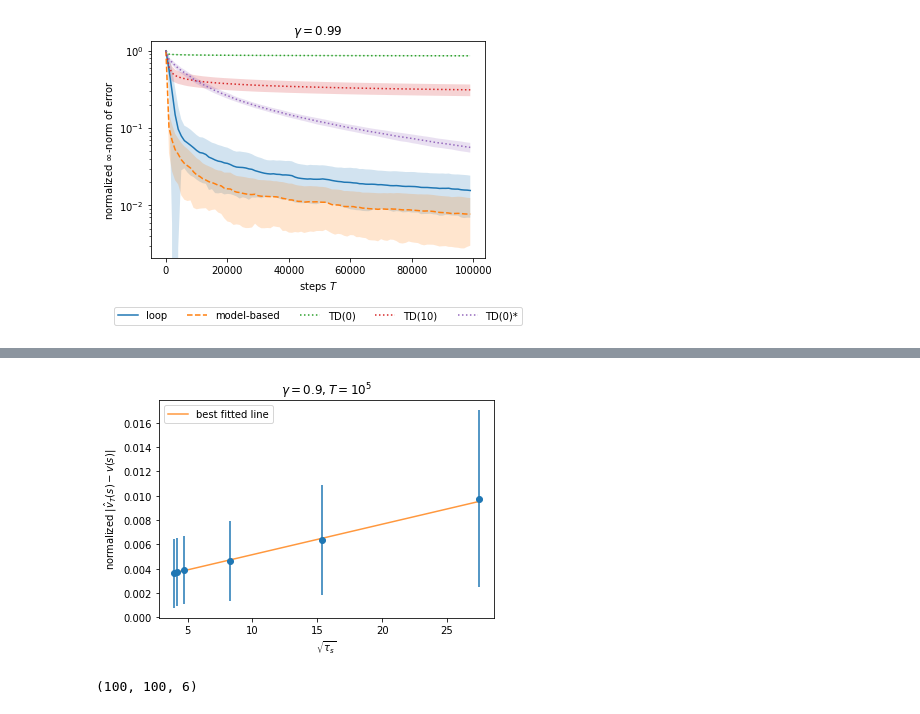
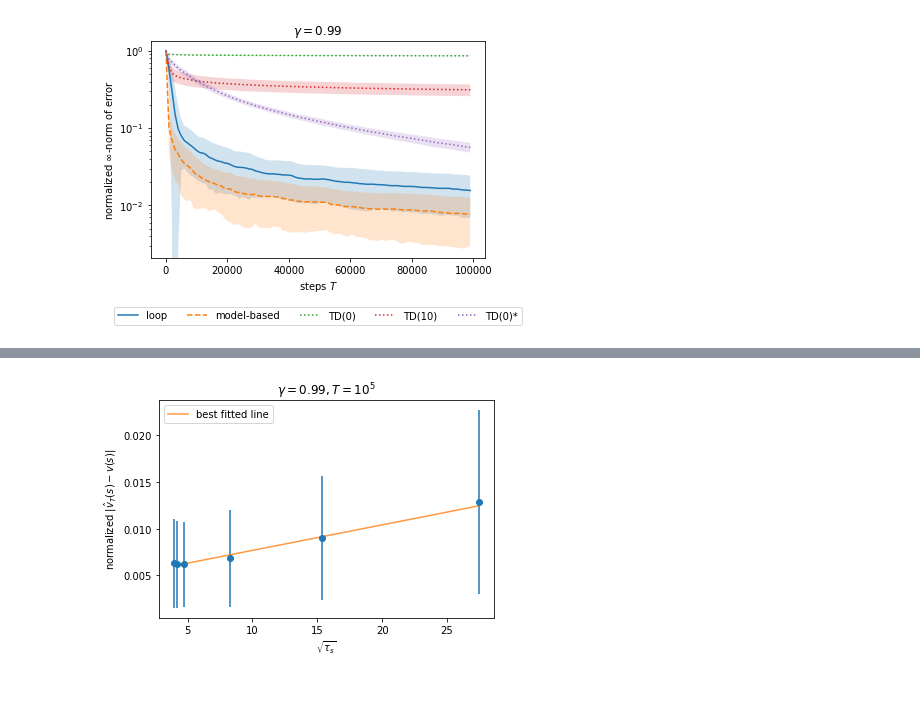
Before and after one commit to falcondai/loop-estimator, a Jupyter notebook: demo.ipynb, the cells around one changed output, grey strips where cells are left out. Drawn from its saved outputs; the diff is of its cells as text; code cells hidden in the pictures.

```diff
--- a/demo.ipynb
+++ b/demo.ipynb
@@ -141,16 +157,15 @@ vs_loop.shape
 # %%
-# legends = ['loop', 'model-based', 'TD']
-# vss = [vs_loop, vs_mb, vs_td]
+# Plot normalized estimation error (in inf-norm) over steps
 legends = ['loop', 'model-based', 'TD(0)', 'TD(10)', 'TD(0)*']
 lss = ['-', '--', ':', ':', ':']
 vss = [vs_loop, vs_mb, vs_td, vs_td_10, vs_td_em]
-v = exact(mrp.p, mrp.r, 0.99)
+# Use max_s v(s) as a scale for errors
 max_v = v.max()
 
 for label, vs, ls in zip(legends, vss, lss):
     # Plot the estimation errors with standard deviations
     dd = np.abs(vs - v.reshape((1, 1, -1))).max(2)
-    # Scale by max_s v(s)
+    # Normalize errors by max_s v(s)
     dd /= max_v
     dmean = dd.mean(0)
     derr = dd.std(0)
@@ -161,37 +176,9 @@ yscale('log')
 
 ylabel(r'normalized $\infty$-norm of error')
 xlabel(r'steps $T$')
-title(r'$\gamma=0.99$')
+title(r'$\gamma=%.2f$' % discount)
 
 lgd = legend(bbox_to_anchor=(0.5, -0.2), loc='upper center', ncol=len(legends))
 savefig('inf-error-200-99.pdf', bbox_extra_artists=(lgd,), bbox_inches='tight')
 # %% [output]
 [figure]
-# %%
-# # Plot the estimation errors with standard deviations over states
-# dd = np.abs(vs_loop - v.reshape((1, 1, -1)))[:, -1, :]
-# # Scale by max_s v(s)
-# max_v = v.max()
-# dd /= max_v
-# dmean = dd.mean(0)
-# derr = dd.std(0)
-# steps = arange(0, n_chunks * len_chunk, len_chunk)
-# errorbar(sqrt(tau), dmean, yerr=derr, fmt='o', label='mb')
-# # errorbar(tau, dmean, yerr=derr, fmt='o', label='mb')
-# # errorbar(rho, dmean, yerr=derr, fmt='o', label='mb')
-# # fill_between(steps, dmean - derr, dmean + derr, alpha=0.2)
-# # yscale('log')
-
-max_v = v.max()
-
-for label, vs, ls in zip(legends, vss, lss):
-    # Plot the estimation errors with standard deviations
-    dd = np.abs(vs - v.reshape((1, 1, -1)))[:, -1, :]
-    # Scale by max_s v(s)
-    dd /= max_v
-    dmean = dd.mean(0)
-    derr = dd.std(0)
-    steps = arange(0, n_chunks * len_chunk, len_chunk)
-    errorbar(tau, dmean, yerr=derr, fmt='o', label=label)
-    yscale('log')
-legend(bbox_to_anchor=(0.5, -0.2), loc='upper center', ncol=len(legends))
@@ -201,29 +185,23 @@ legend(bbox_to_anchor=(0.5, -0.2), loc='upper center', ncol=len(legends))
 # %%
 # Assess the scaling of error over tau_s
 from numpy.polynomial.polynomial import polyfit
 
 # Plot the estimation errors with standard deviations over states
 dd = np.abs(vs_loop - v.reshape((1, 1, -1)))[:, -1, :]
-# Scale by max_s v(s)
-max_v = v.max()
 dd /= max_v
 dmean = dd.mean(0)
 derr = dd.std(0)
 steps = arange(0, n_chunks * len_chunk, len_chunk)
 # Fit a line
 xx = sqrt(tau)
 b, m = polyfit(xx, dmean, deg=1, w=1 / derr)
 errorbar(xx, dmean, yerr=derr, fmt='o', label=None, alpha=1)
 plot(xx, b + m * xx, '-', alpha=0.8, label='best fitted line')
 
 legend(loc='upper left')
 xlabel(r'$\sqrt{\tau_s}$')
 ylabel(r'normalized $| \hat{v}_T(s) - v(s) |$')
-title(r'$\gamma = 0.9, T = 10^5$')
-savefig('tau-delta-200-9.pdf')
+title(r'$\gamma = %.2f, T = 10^5$' % discount)
+savefig('tau-delta-200-99.pdf')
 # %% [output]
-[figure, old version]
+[figure, new version]
-# %%
-vs_loop.shape
-# %% [output]
-(100, 100, 6)
```
Also changed, not shown: parts of 12 cells of this notebook, 28 other files.
